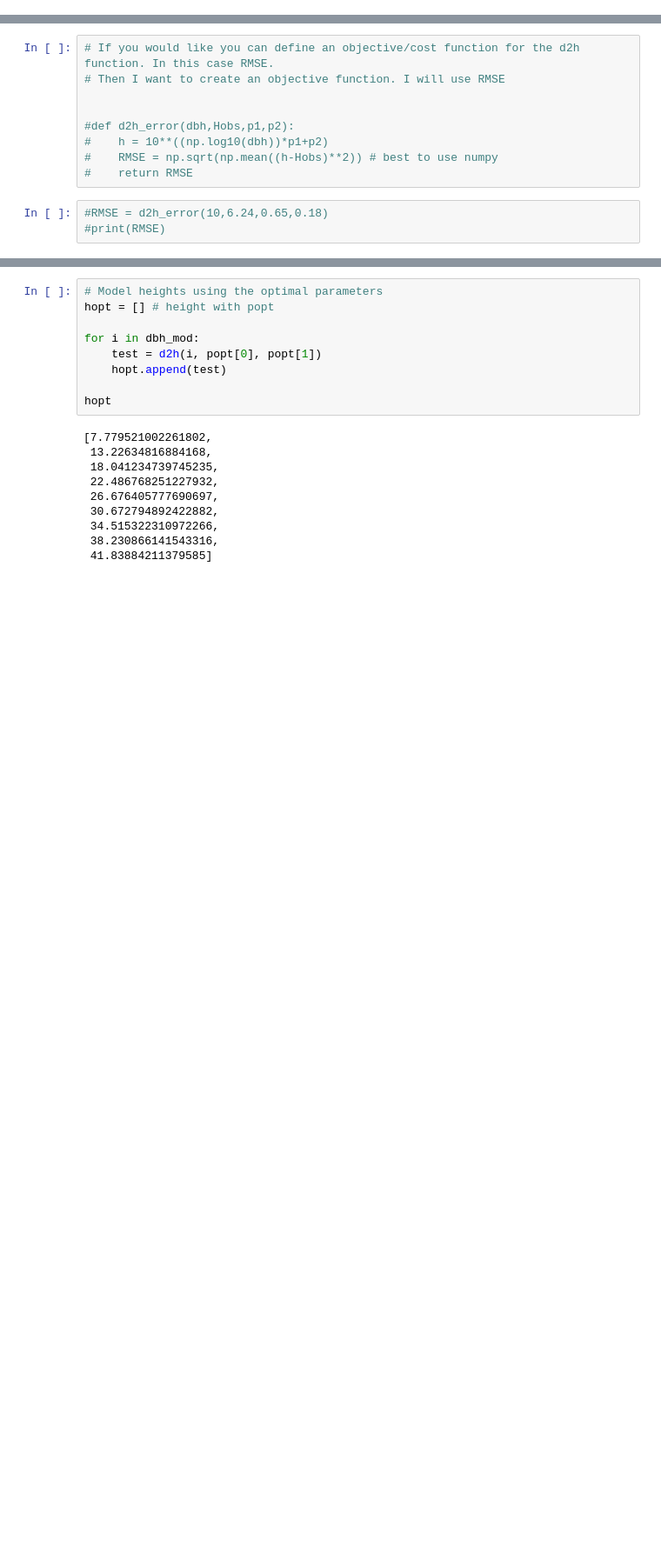
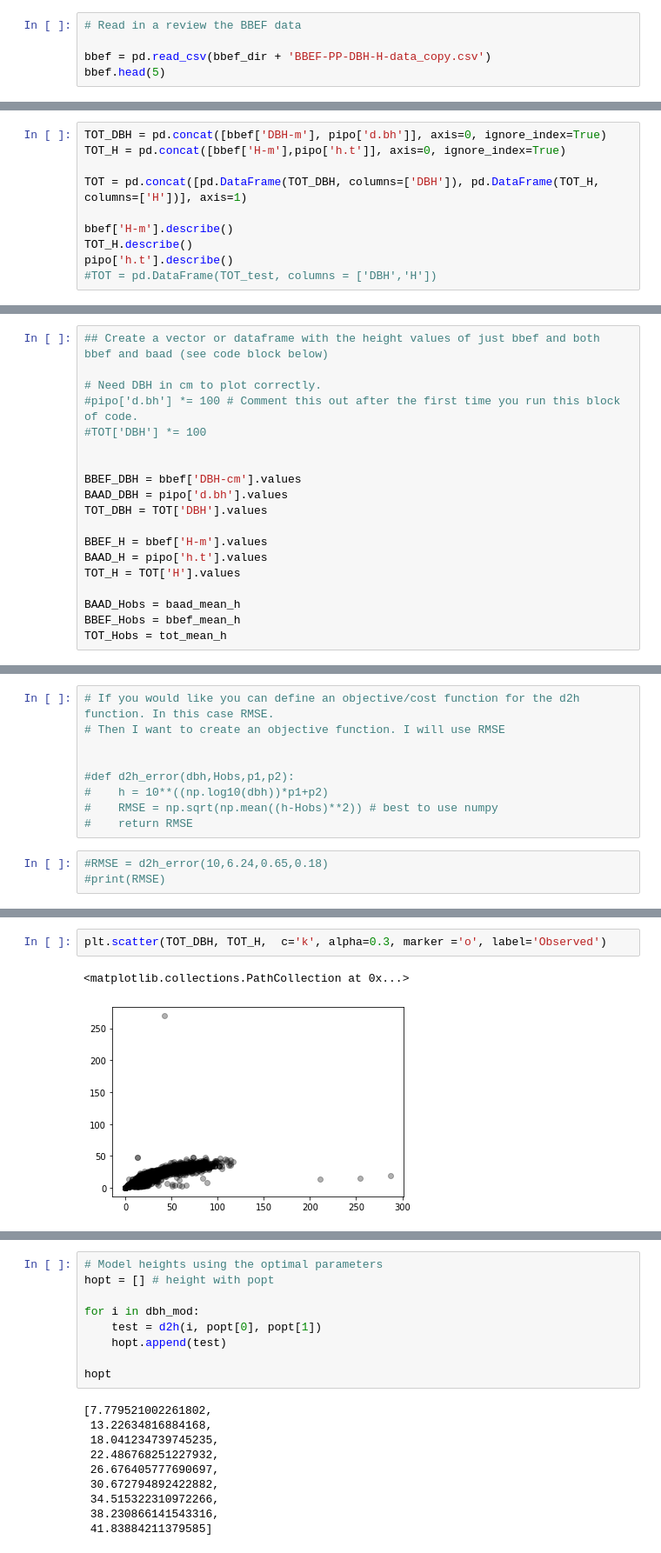
Before and after one commit to KatieMurenbeeld/BAAD, a Jupyter notebook: FATES_Param_Allometry.ipynb, the cells around one changed output, grey strips where cells are left out. Shown at 87% size. Cells and saved outputs as stored; diff of their text form; blank space fills up the shorter version.

```diff
--- a/FATES_Param_Allometry.ipynb
+++ b/FATES_Param_Allometry.ipynb
@@ -48,3 +53,8 @@ pipo.head(5)
 | 3 | 3 | 3470 | 3470 | Brown1978 | northern Rocky Mountains U.S.A. | 47.44 | -115.7 | TempF | NaN | NaN | ... |
 | 4 | 4 | 3477 | 3477 | Brown1978 | northern Rocky Mountains U.S.A. | 47.44 | -115.7 | TempF | NaN | NaN | ... |
 5 rows × 65 columns
+# %%
+# Read in a review the BBEF data
+
+bbef = pd.read_csv(bbef_dir + 'BBEF-PP-DBH-H-data_copy.csv')
+bbef.head(5)
@@ -241,0 +340,10 @@ pipo_90 = pipo.loc[mask90].copy()
+# %%
+TOT_DBH = pd.concat([bbef['DBH-m'], pipo['d.bh']], axis=0, ignore_index=True)
+TOT_H = pd.concat([bbef['H-m'],pipo['h.t']], axis=0, ignore_index=True)
+
+TOT = pd.concat([pd.DataFrame(TOT_DBH, columns=['DBH']), pd.DataFrame(TOT_H, columns=['H'])], axis=1)
+
+bbef['H-m'].describe()
+TOT_H.describe()
+pipo['h.t'].describe()
+#TOT = pd.DataFrame(TOT_test, columns = ['DBH','H'])
@@ -242,4 +397,23 @@ pipo_90 = pipo.loc[mask90].copy()
 # %% [markdown]
 #### 2. FATES allometric functions
 Here I will define the allometric functions used in FATES.
+# %%
+## Create a vector or dataframe with the height values of just bbef and both bbef and baad (see code block below)
+
+# Need DBH in cm to plot correctly.
+#pipo['d.bh'] *= 100 # Comment this out after the first time you run this block of code.
+#TOT['DBH'] *= 100
+
+
+BBEF_DBH = bbef['DBH-cm'].values
+BAAD_DBH = pipo['d.bh'].values
+TOT_DBH = TOT['DBH'].values
+
+BBEF_H = bbef['H-m'].values
+BAAD_H = pipo['h.t'].values
+TOT_H = TOT['H'].values
+
+BAAD_Hobs = baad_mean_h
+BBEF_Hobs = bbef_mean_h
+TOT_Hobs = tot_mean_h
 # %%
@@ -313,0 +522,5 @@ array([0.76566155, 0.12529131])
+# %%
+plt.scatter(TOT_DBH, TOT_H,  c='k', alpha=0.3, marker ='o', label='Observed')
+# %% [output]
+<matplotlib.collections.PathCollection at 0x...>
+[figure, added]
```
Also changed, not shown: parts of 45 cells of this notebook.
